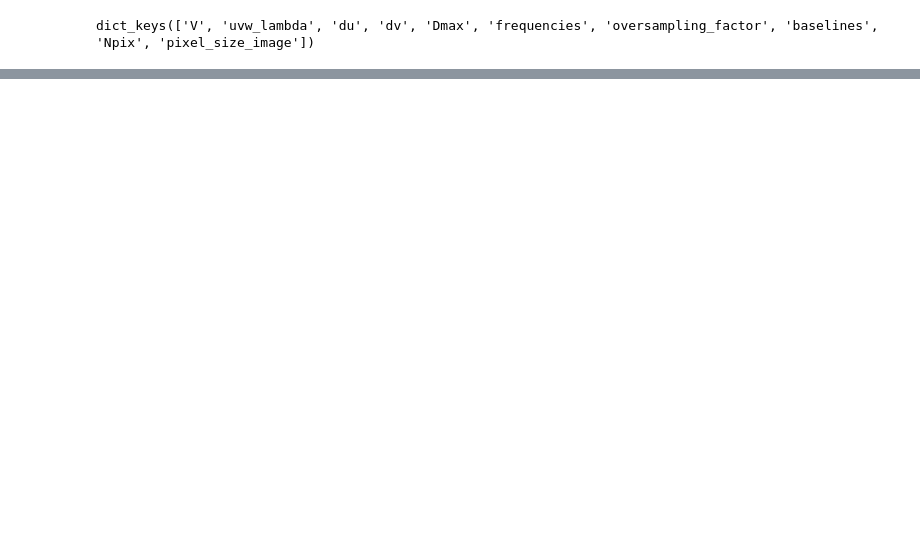
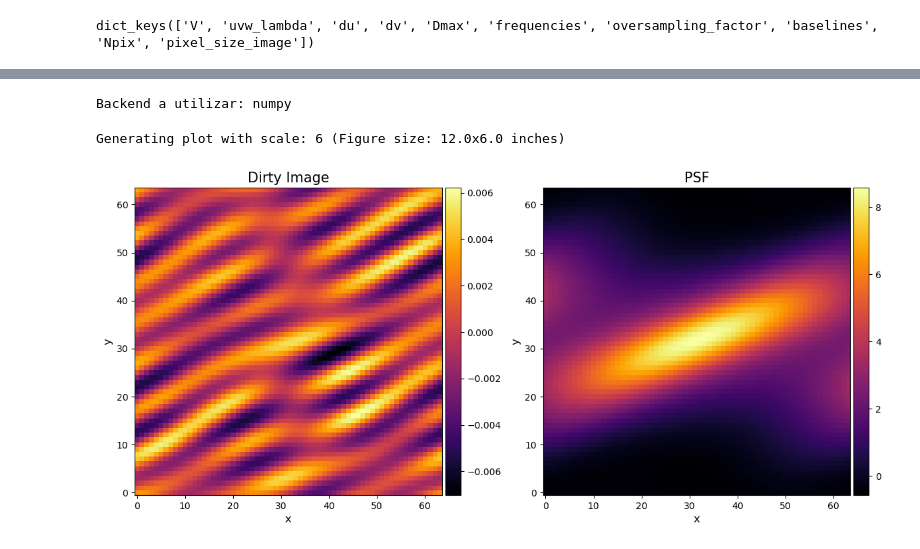
Before and after one commit to Mieres7/RadioInterferometry, a Jupyter notebook: TallerDeInvestigación/EP5.ipynb, the cells around one changed output, grey strips where cells are left out. Saved outputs shown, nothing was run; the diff lists cells and outputs as text; code cells hidden in the pictures; blank space fills up the shorter version.

```diff
--- a/TallerDeInvestigación/EP5.ipynb
+++ b/TallerDeInvestigación/EP5.ipynb
@@ -95,0 +107,22 @@ Error:
+# %%
+VG, WG = grid_visibilities(grid_config=grid_config, mode="numpy")
+# %% [output]
+Backend a utilizar: numpy
+# %%
+from modules.interferometry import get_dirty_image, get_psf, get_clean_beam
+from modules.plots import plot
+# import cupy as cp
+
+dirty_image = get_dirty_image(VG)
+psf = get_psf(WG)
+
+
+images = [
+    {'image':dirty_image, 'title':'Dirty Image', 'xlabel':'x', 'ylabel':'y', 'cmap': 'inferno'},
+    {'image':psf, 'title':'PSF', 'xlabel':'x', 'ylabel':'y', 'cmap': 'inferno'},
+]
+
+plot(images, (1,2), scale=6)
+# %% [output]
+Generating plot with scale: 6 (Figure size: 12.0x6.0 inches)
+[figure, added]
```
Also changed, not shown: parts of 9 cells of this notebook, 1 other file.
